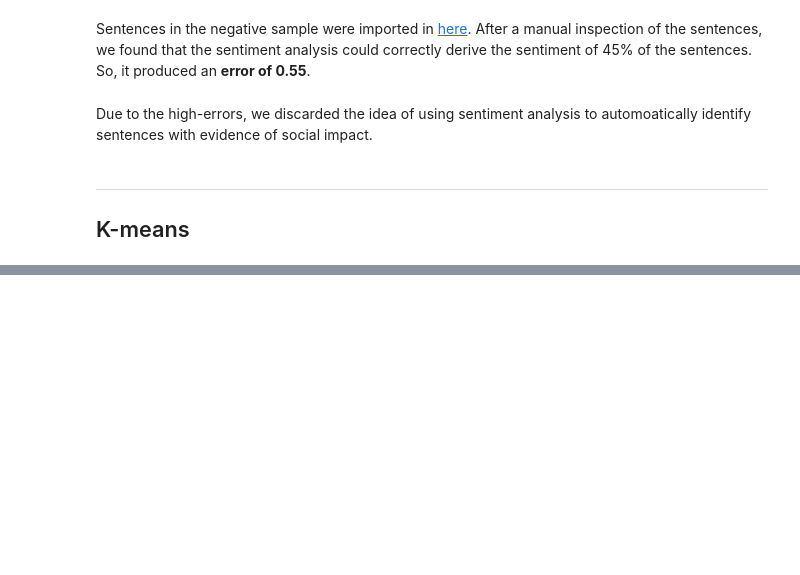
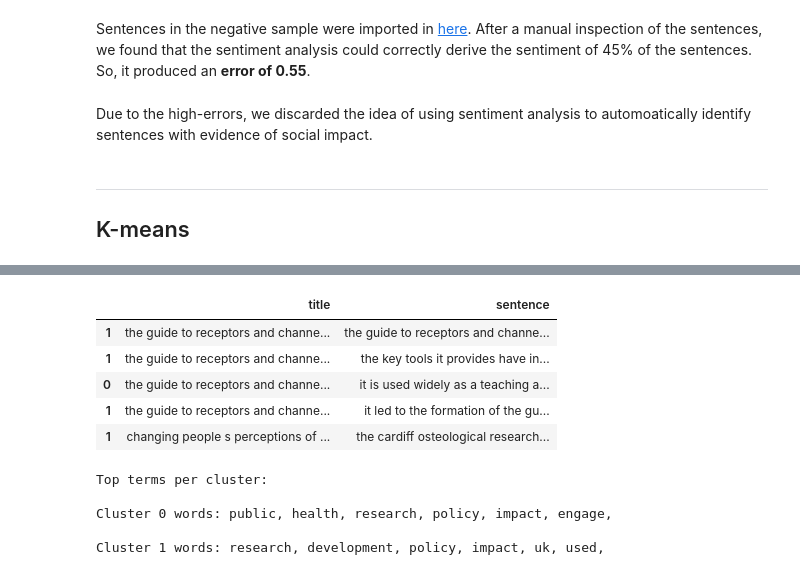
Before and after one commit to joausaga/impact-classifier, a Jupyter notebook: social_impact_data_generator.ipynb, the cells around one changed output, grey strips where cells are left out. Drawn from its saved outputs; the diff is of its cells as text; code cells hidden in the pictures; blank space fills up the shorter version.

```diff
--- a/social_impact_data_generator.ipynb
+++ b/social_impact_data_generator.ipynb
@@ -185,0 +259,39 @@ Due to the high-errors, we discarded the idea of using sentiment analysis to aut
+# %%
+# let's start with two clusters (sentences with evidence of social and sentences with no evidence)
+num_clusters = 2
+km_model = KMeans(n_clusters=num_clusters)
+km_model.fit(tfidf_matrix)
+clusters = km_model.labels_.tolist()
+# %%
+sentences = {'title': list(clean_data['title']), 'sentence': list(clean_data['impact_sentence']),
+             'cluster': clusters}
+clusters_df = pd.DataFrame(sentences, index = [clusters] , columns = ['title', 'sentence'])
+# %%
+clusters_df.head()
+# %% [output]
+|  | title | sentence |
+| 1 | the guide to receptors and channe... | the guide to receptors and channe... |
+| 1 | the guide to receptors and channe... | the key tools it provides have in... |
+| 0 | the guide to receptors and channe... | it is used widely as a teaching a... |
+| 1 | the guide to receptors and channe... | it led to the formation of the gu... |
+| 1 | changing people s perceptions of ... | the cardiff osteological research... |
+# %%
+print("Top terms per cluster:")
+print()
+#sort cluster centers by proximity to centroid
+order_centroids = km_model.cluster_centers_.argsort()[:, ::-1]
+words_per_cluster = 6
+for i in range(num_clusters):
+    print("Cluster %d words:" % i, end='')
+    for ind in order_centroids[i, :words_per_cluster]:
+        print(' %s' % vocabulary_df.loc[terms[ind].split(' ')].values.tolist()[0][0], end=',')
+    print() #add whitespace
+    print() #add whitespace
+
+print()
+# %% [output]
+Top terms per cluster:
+
+Cluster 0 words: public, health, research, policy, impact, engage,
+
+Cluster 1 words: research, development, policy, impact, uk, used,
```
Also changed, not shown: parts of 13 cells of this notebook.
